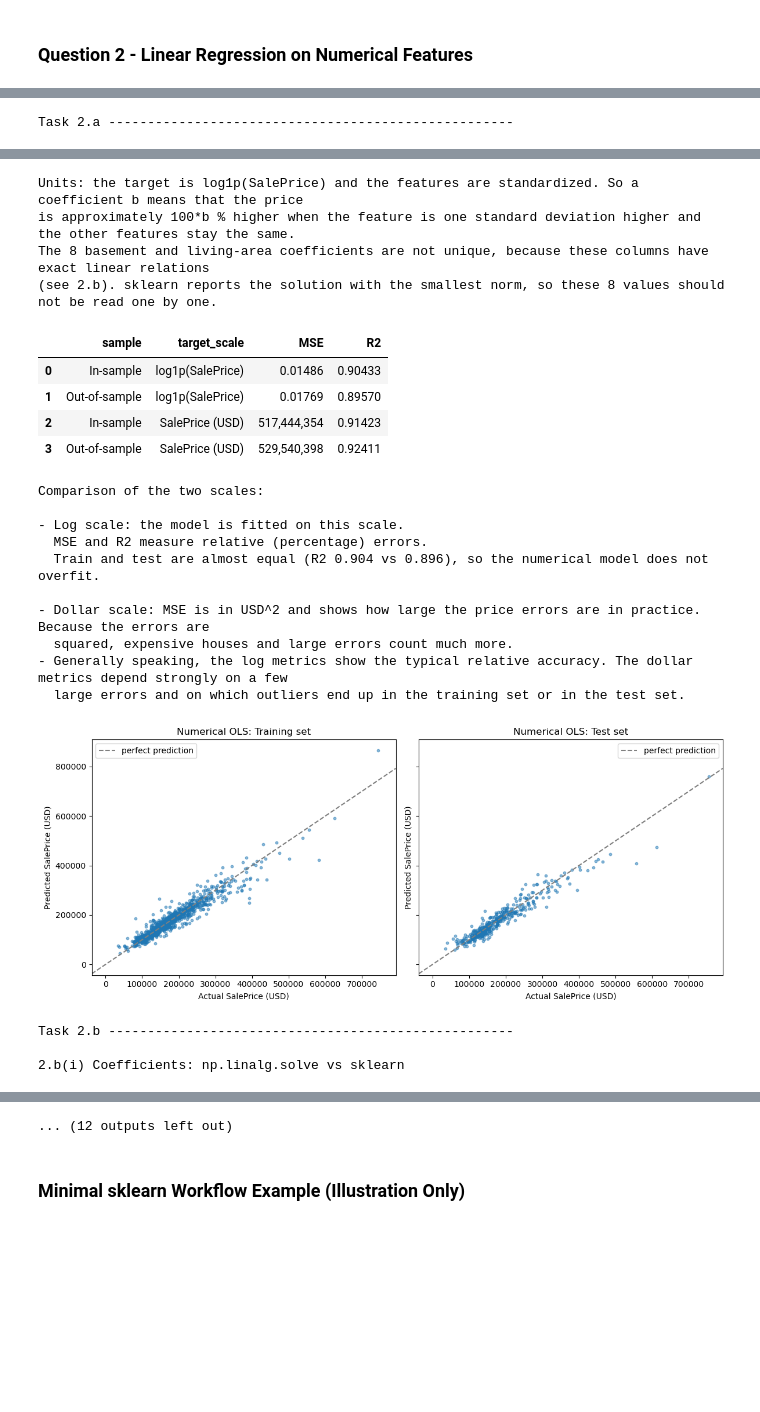
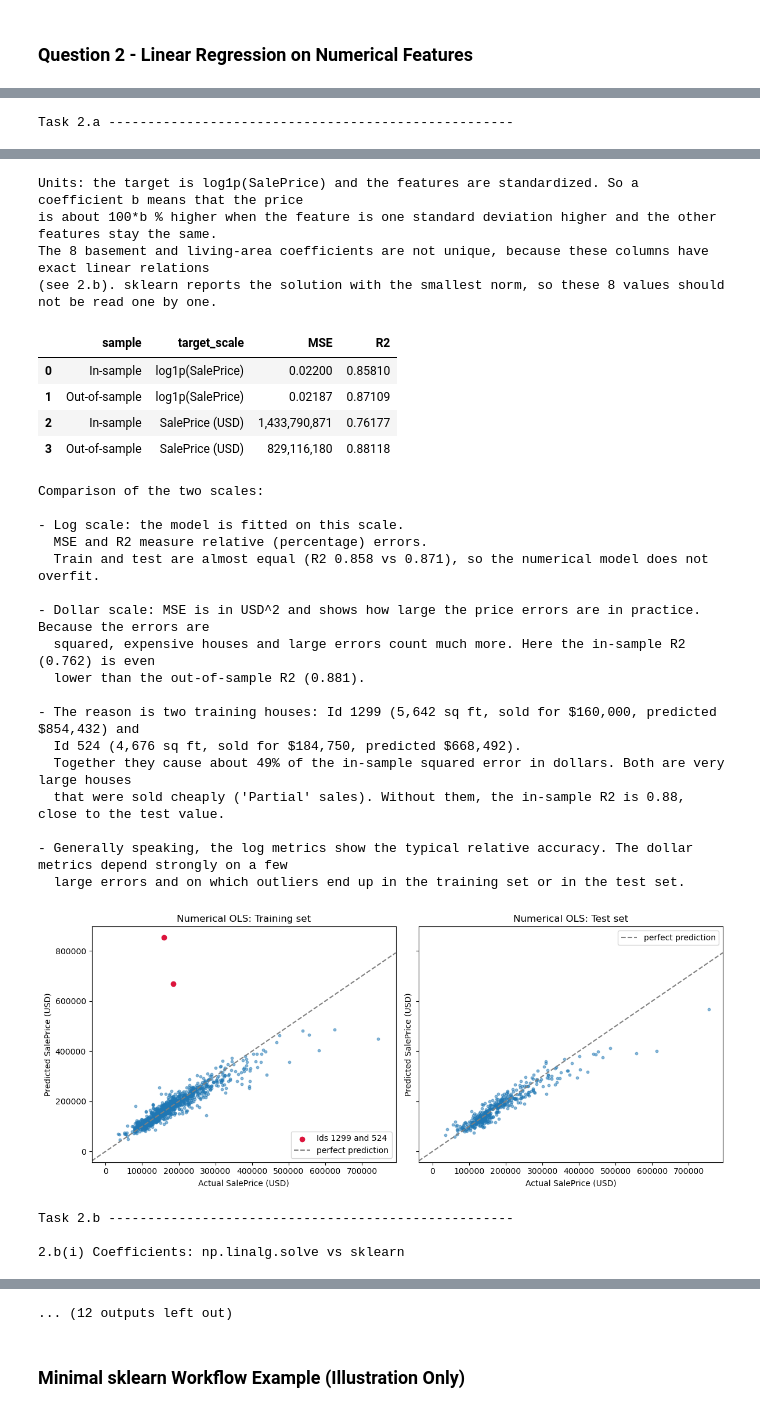
Before and after one commit to giacomomaggiore/ml-finance-insurance, a Jupyter notebook: 1-linear-regression/1-main.ipynb, the cells around one changed output, grey strips where cells are left out. Saved outputs shown, nothing was run; the diff lists cells and outputs as text; code cells hidden in the pictures; blank space fills up the shorter version.

Commit message:
Revert "Outliers_filtered_out"
This reverts commit a1a2a30a0358ba0fe87a63255f5047c6e299bbf7.

```diff
--- a/1-linear-regression/1-main.ipynb
+++ b/1-linear-regression/1-main.ipynb
@@ -138,11 +138,8 @@ assert np.allclose(np.expm1(y), y_original)
 
 fig, axes = plt.subplots(1, 2, figsize=(12, 4))
 
-counts, bins, _ = axes[0].hist(y, bins=35, edgecolor="white")
-mu, sigma = y.mean(), y.std()
-x2 = np.linspace(y.min(), y.max(), 400)
-axes[0].plot(x2, stats.norm.pdf(x2, mu, sigma) * len(y) * (bins[1] - bins[0]), color="crimson", lw=2)
-axes[0].set(title="log1p(SalePrice): histogram", xlabel="Transformed SalePrice", ylabel="Count")
+axes[0].hist(y, bins=35, edgecolor="white")
+axes[0].set(title="log1p(SalePrice)", xlabel="Transformed SalePrice")
 
 stats.probplot(y, dist="norm", plot=axes[1])
 axes[1].set_title("Q-Q plot after log1p transformation")
@@ -441,7 +359,7 @@ print("\nTask 2.a ----------------------------------------------------\n")
 
 # The numerical predictors were imputed and standardized using training-set statistics in 1.d.
 ols_numerical = LinearRegression(fit_intercept=True)
-ols_numerical.fit(X_train_num_wo, y_train_wo)
+ols_numerical.fit(X_train_num, y_train)
 
 ols_numerical_coefficients = pd.DataFrame({
     "feature": ["Intercept", *NUMERICAL],
@@ -449,16 +367,16 @@ ols_numerical_coefficients = pd.DataFrame({
 })
 show_and_save(ols_numerical_coefficients, "q2a_ols_numerical_coefficients.csv")
 print("""Units: the target is log1p(SalePrice) and the features are standardized. So a coefficient b means that the price
-is approximately 100*b % higher when the feature is one standard deviation higher and the other features stay the same.
+is about 100*b % higher when the feature is one standard deviation higher and the other features stay the same.
 The 8 basement and living-area coefficients are not unique, because these columns have exact linear relations
 (see 2.b). sklearn reports the solution with the smallest norm, so these 8 values should not be read one by one.
 """)
 
-y_train_pred_log = ols_numerical.predict(X_train_num_wo)
+y_train_pred_log = ols_numerical.predict(X_train_num)
 y_test_pred_log = ols_numerical.predict(X_test_num)
 
 # log1p(SalePrice) was used in 1.b, so expm1 returns predictions in dollars.
-y_train_original = y_original.loc[y_train_wo.index]
+y_train_original = y_original.loc[y_train.index]
 y_test_original = y_original.loc[y_test.index]
 y_train_pred_original = np.expm1(y_train_pred_log)
 y_test_pred_original = np.expm1(y_test_pred_log)
@@ -467,7 +385,7 @@ ols_numerical_metrics = pd.DataFrame(
     [
         [sample, scale, mean_squared_error(y_true, y_pred), r2_score(y_true, y_pred)]
         for sample, scale, y_true, y_pred in [
-            ("In-sample", "log1p(SalePrice)", y_train_wo, y_train_pred_log),
+            ("In-sample", "log1p(SalePrice)", y_train, y_train_pred_log),
             ("Out-of-sample", "log1p(SalePrice)", y_test, y_test_pred_log),
             ("In-sample", "SalePrice (USD)", y_train_original, y_train_pred_original),
             ("Out-of-sample", "SalePrice (USD)", y_test_original, y_test_pred_original),
@@ -479,22 +397,31 @@ show_and_save(ols_numerical_metrics, "q2a_ols_numerical_metrics.csv")
 
 r2_log_train, r2_log_test, r2_usd_train, r2_usd_test = ols_numerical_metrics["R2"]
 # The two training houses with by far the largest errors in dollars (marked in red in the plot below).
-y_train_pred_usd = pd.Series(y_train_pred_original, index=y_train_wo.index)
+outlier_ids = [1299, 524]
+y_train_pred_usd = pd.Series(y_train_pred_original, index=y_train.index)
 sq_err_num = (y_train_original - y_train_pred_usd) ** 2
-
+outlier_text = " and\n  ".join(
+    f"Id {i} ({X_train_raw.loc[i, 'GrLivArea']:,} sq ft, sold for ${y_train_original[i]:,.0f}, predicted ${y_train_pred_usd[i]:,.0f})"
+    for i in outlier_ids)
+r2_usd_train_without = r2_score(y_train_original.drop(outlier_ids), y_train_pred_usd.drop(outlier_ids))
 print(f"""
 Comparison of the two scales:\n
 - Log scale: the model is fitted on this scale.
   MSE and R2 measure relative (percentage) errors.
   Train and test are almost equal (R2 {r2_log_train:.3f} vs {r2_log_test:.3f}), so the numerical model does not overfit.\n
 - Dollar scale: MSE is in USD^2 and shows how large the price errors are in practice. Because the errors are
-  squared, expensive houses and large errors count much more.
+  squared, expensive houses and large errors count much more. Here the in-sample R2 ({r2_usd_train:.3f}) is even
+  lower than the out-of-sample R2 ({r2_usd_test:.3f}).\n
+- The reason is two training houses: {outlier_text}.
+  Together they cause about {sq_err_num[outlier_ids].sum() / sq_err_num.sum():.0%} of the in-sample squared error in dollars. Both are very large houses
+  that were sold cheaply ('Partial' sales). Without them, the in-sample R2 is {r2_usd_train_without:.2f}, close to the test value.\n
 - Generally speaking, the log metrics show the typical relative accuracy. The dollar metrics depend strongly on a few
   large errors and on which outliers end up in the training set or in the test set.""")
 
 # Predicted vs actual prices in USD; the two training outliers (Ids 1299 and 524) are marked in red.
 fig, axes = plt.subplots(1, 2, figsize=(12, 5), sharex=True, sharey=True)
 axes[0].scatter(y_train_original, y_train_pred_original, s=10, alpha=0.5)
+axes[0].scatter(y_train_original[outlier_ids], y_train_pred_usd[outlier_ids], color="crimson", label="Ids 1299 and 524")
 axes[1].scatter(y_test_original, y_test_pred_original, s=10, alpha=0.5)
 for ax, title in zip(axes, ["Training set", "Test set"]):
     ax.axline((0, 0), slope=1, color="gray", ls="--", label="perfect prediction")
@@ -530,8 +457,8 @@ print("2.b(i) Coefficients: np.linalg.solve vs sklearn")
 
 feature_names = ["Intercept", *NUMERICAL]
 # Build the design matrix A by adding a column of ones for the intercept.
-A = np.column_stack([np.ones(len(X_train_num_wo)), X_train_num_wo.to_numpy()])
-y_vec = y_train_wo.to_numpy()
+A = np.column_stack([np.ones(len(X_train_num)), X_train_num.to_numpy()])
+y_vec = y_train.to_numpy()
 
 # Get the number of observations and coefficients.
 m, p = A.shape  # p = number of features + 1 intercept
@@ -564,7 +491,7 @@ print(" ")
 predictions_numpy = A @ beta_solve
 
 # Compute predictions using the scikit-learn model.
-predictions_sklearn = ols_numerical.predict(X_train_num_wo)
+predictions_sklearn = ols_numerical.predict(X_train_num)
 
 # Find the largest absolute difference between the two predictions.
 fitted_gap = np.abs(predictions_numpy - predictions_sklearn).max()
@@ -649,9 +576,9 @@ q2b_in_sample_metrics = pd.DataFrame([
     {
         "target_scale": "log1p(SalePrice)",
         "MSE_matrix_algebra": mse_log,
-        "MSE_sklearn_2a": mean_squared_error(y_train_wo, y_train_pred_log),
+        "MSE_sklearn_2a": mean_squared_error(y_train, y_train_pred_log),
         "R2_matrix_algebra": r2_log,
-        "R2_sklearn_2a": r2_score(y_train_wo, y_train_pred_log),
+        "R2_sklearn_2a": r2_score(y_train, y_train_pred_log),
     },
     {
         "target_scale": "SalePrice (USD)",
@@ -865,23 +792,30 @@ Task 2.a ----------------------------------------------------
 Units: the target is log1p(SalePrice) and the features are standardized. So a coefficient b means that the price
-is approximately 100*b % higher when the feature is one standard deviation higher and the other features stay the same.
+is about 100*b % higher when the feature is one standard deviation higher and the other features stay the same.
 The 8 basement and living-area coefficients are not unique, because these columns have exact linear relations
 (see 2.b). sklearn reports the solution with the smallest norm, so these 8 values should not be read one by one.
 |  | sample | target_scale | MSE | R2 |
-| 0 | In-sample | log1p(SalePrice) | 0.01486 | 0.90433 |
-| 1 | Out-of-sample | log1p(SalePrice) | 0.01769 | 0.89570 |
-| 2 | In-sample | SalePrice (USD) | 517,444,354 | 0.91423 |
-| 3 | Out-of-sample | SalePrice (USD) | 529,540,398 | 0.92411 |
+| 0 | In-sample | log1p(SalePrice) | 0.02200 | 0.85810 |
+| 1 | Out-of-sample | log1p(SalePrice) | 0.02187 | 0.87109 |
+| 2 | In-sample | SalePrice (USD) | 1,433,790,871 | 0.76177 |
+| 3 | Out-of-sample | SalePrice (USD) | 829,116,180 | 0.88118 |
 Comparison of the two scales:
 
 - Log scale: the model is fitted on this scale.
   MSE and R2 measure relative (percentage) errors.
-  Train and test are almost equal (R2 0.904 vs 0.896), so the numerical model does not overfit.
+  Train and test are almost equal (R2 0.858 vs 0.871), so the numerical model does not overfit.
 
 - Dollar scale: MSE is in USD^2 and shows how large the price errors are in practice. Because the errors are
-  squared, expensive houses and large errors count much more.
+  squared, expensive houses and large errors count much more. Here the in-sample R2 (0.762) is even
+  lower than the out-of-sample R2 (0.881).
+
+- The reason is two training houses: Id 1299 (5,642 sq ft, sold for $160,000, predicted $854,432) and
+  Id 524 (4,676 sq ft, sold for $184,750, predicted $668,492).
+  Together they cause about 49% of the in-sample squared error in dollars. Both are very large houses
+  that were sold cheaply ('Partial' sales). Without them, the in-sample R2 is 0.88, close to the test value.
+
 - Generally speaking, the log metrics show the typical relative accuracy. The dollar metrics depend strongly on a few
   large errors and on which outliers end up in the training set or in the test set.
-[figure, old version]
+[figure, new version]
 Task 2.b ----------------------------------------------------
 
 2.b(i) Coefficients: np.linalg.solve vs sklearn
```
Also changed, not shown: parts of 6 cells of this notebook, 15 other files.
